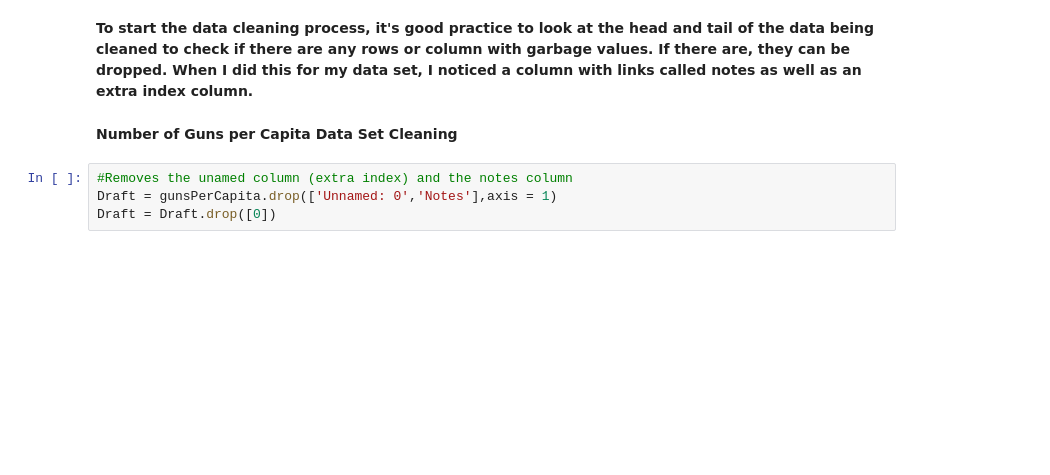
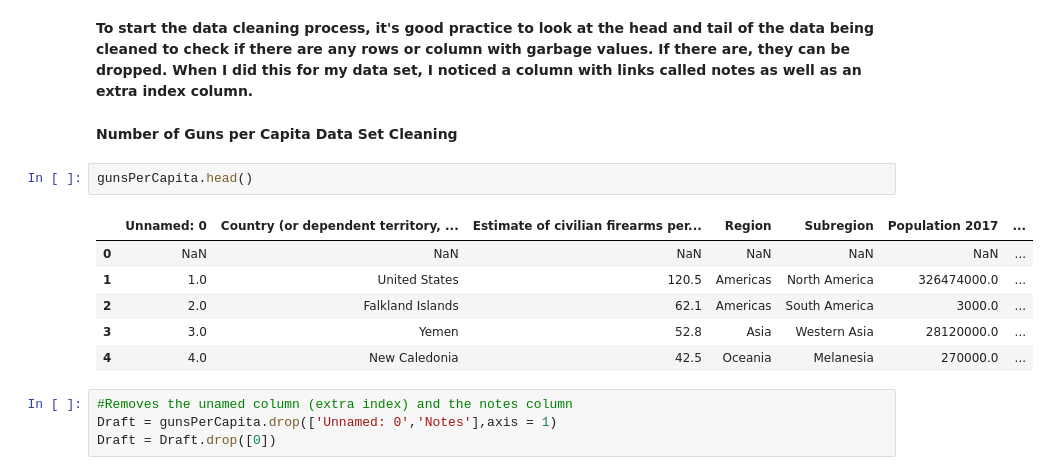
Before and after one commit to agetro1295/individual-final-project, a Jupyter notebook: IndividualProject.ipynb, the cells around one changed output. Cells and saved outputs as stored; diff of their text form; blank space fills up the shorter version.

```diff
--- a/IndividualProject.ipynb
+++ b/IndividualProject.ipynb
@@ -45,6 +45,15 @@ GDP = pd.read_html(html3)[3]
 **To start the data cleaning process, it's good practice to look at the head and tail of the data being cleaned to check if there are any rows or column with garbage values. If there are, they can be dropped. When I did this for my data set, I noticed a column with links called notes as well as an extra index column.**
 # %% [markdown]
 **Number of Guns per Capita Data Set Cleaning**
+# %%
+gunsPerCapita.head()
+# %% [output]
+|  | Unnamed: 0 | Country (or dependent territory, ... | Estimate of civilian firearms per... | Region | Subregion | Population 2017 | ... |
+| 0 | NaN | NaN | NaN | NaN | NaN | NaN | ... |
+| 1 | 1.0 | United States | 120.5 | Americas | North America | 326474000.0 | ... |
+| 2 | 2.0 | Falkland Islands | 62.1 | Americas | South America | 3000.0 | ... |
+| 3 | 3.0 | Yemen | 52.8 | Asia | Western Asia | 28120000.0 | ... |
+| 4 | 4.0 | New Caledonia | 42.5 | Oceania | Melanesia | 270000.0 | ... |
 # %%
 #Removes the unamed column (extra index) and the notes column
 Draft = gunsPerCapita.drop(['Unnamed: 0','Notes'],axis = 1)
```
Also changed, not shown: parts of 10 cells of this notebook.
